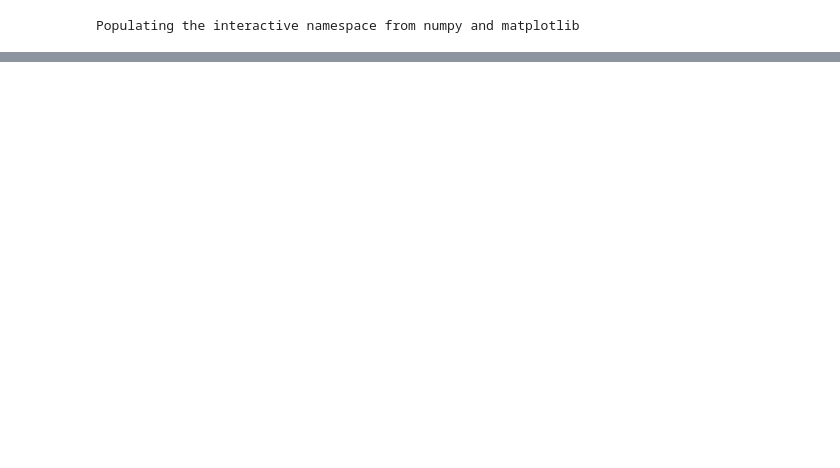
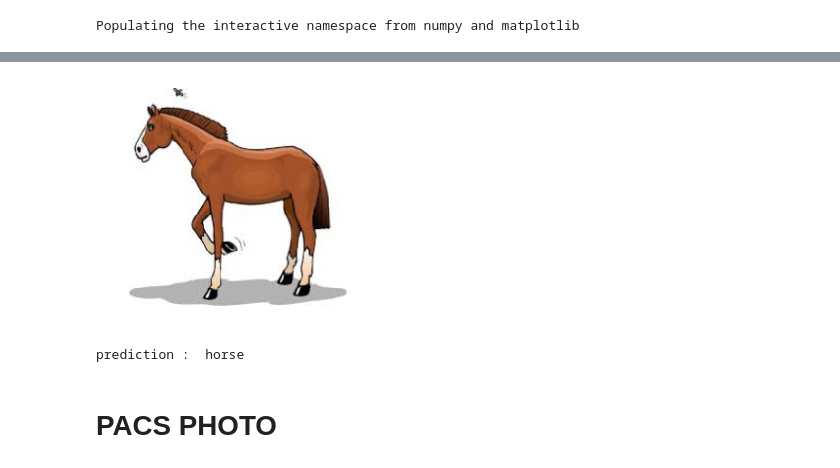
Before and after one commit to MarWit/nn_project, a Jupyter notebook: AlexNet Tests.ipynb, the cells around one changed output, grey strips where cells are left out. Saved outputs shown, nothing was run; the diff lists cells and outputs as text; code cells hidden in the pictures; blank space fills up the shorter version.

```diff
--- a/AlexNet Tests.ipynb
+++ b/AlexNet Tests.ipynb
@@ -75,0 +100,13 @@ After epoch 32 | valid err rate:  7.96% | doing 100 epochs
+# %%
+num = 1200
+ds.plot_img(num, 'train')
+# %% [output]
+[figure, added]
+# %%
+print('prediction : ' , pac_label_to_string(net.forward(ds.item(num, 'train')[0][None,:].cuda()).max(dim=1)[1][0]))
+
+save_model(net, 'pacs_cartoon')
+# %% [output]
+prediction :  horse
+# %% [markdown]
+# PACS PHOTO
```
Also changed, not shown: parts of 17 cells of this notebook, 1 other file.
